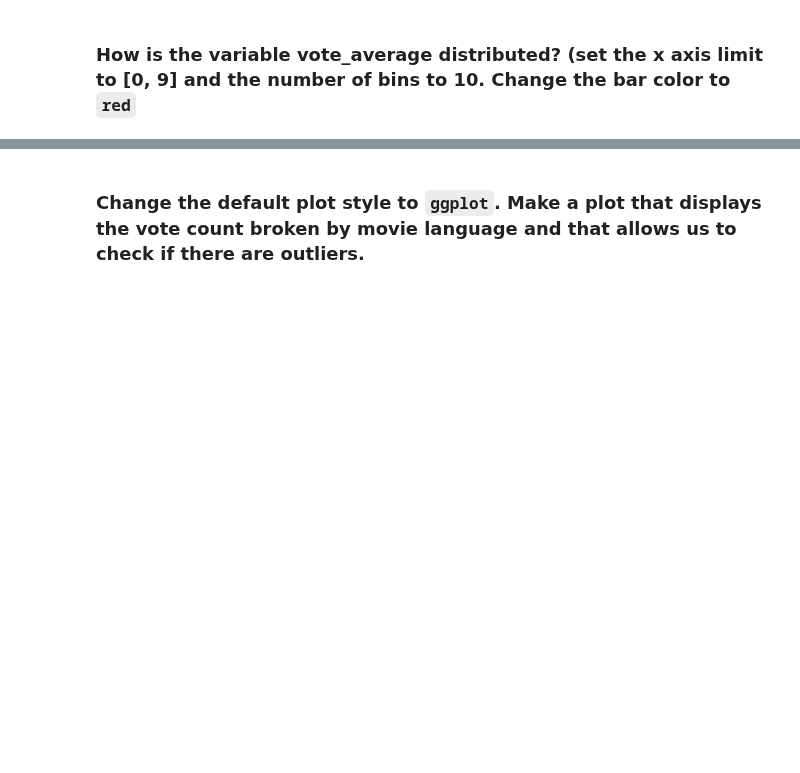
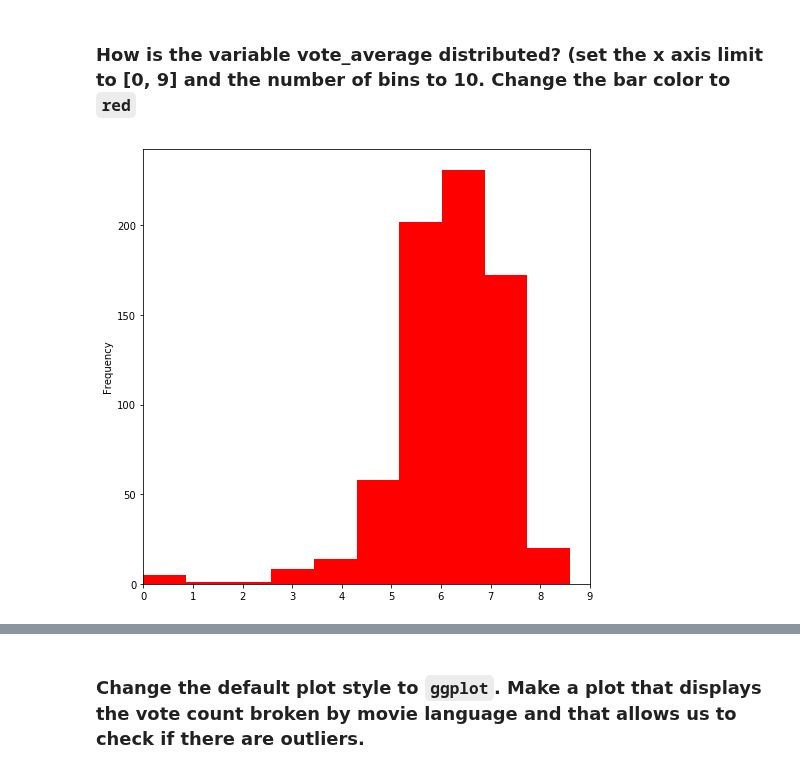
Before and after one commit to MafaldaPaco/batch3-workspace, a Jupyter notebook: S01/SLU03 - Visualization with Pandas and Matplotlib/Exercise notebook.ipynb, the cells around one changed output, grey strips where cells are left out. Saved outputs shown, nothing was run; the diff lists cells and outputs as text; code cells hidden in the pictures; blank space fills up the shorter version.

```diff
--- a/S01/SLU03 - Visualization with Pandas and Matplotlib/Exercise notebook.ipynb
+++ b/S01/SLU03 - Visualization with Pandas and Matplotlib/Exercise notebook.ipynb
@@ -169,8 +208,10 @@ print("Success!")
 ### How is the variable vote_average distributed? (set the x axis limit to [0, 9] and the number of bins to 10. Change the bar color to `red`
 # %%
 # YOUR CODE HERE
-raise NotImplementedError()
+movies.vote_average.plot.hist(xlim=(0,9), bins=10, color="red");
 axis = plt.gca();
+# %% [output]
+[figure, added]
 # %%
 pc = PlotChecker(axis)
 pc._patches = np.array(pc.axis.patches)
```
Also changed, not shown: parts of 13 cells of this notebook.
